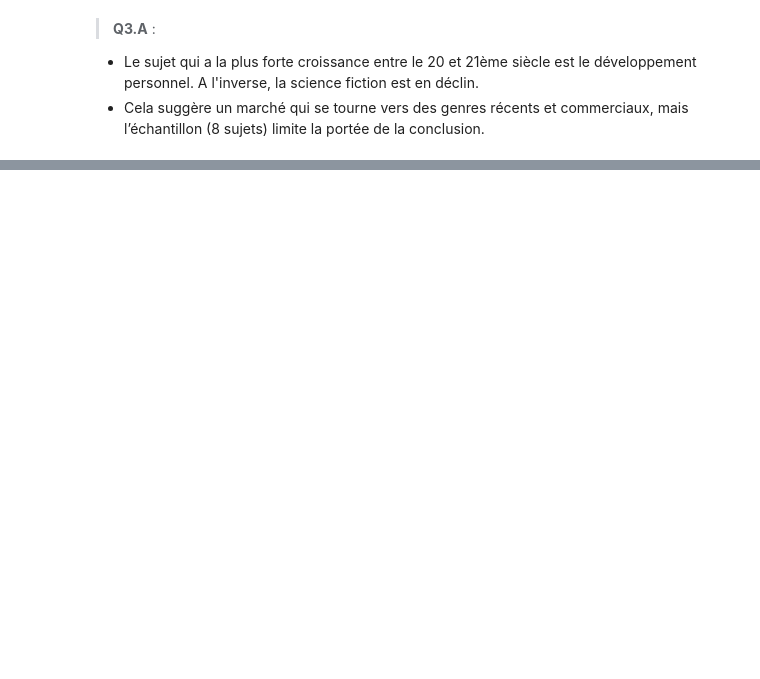
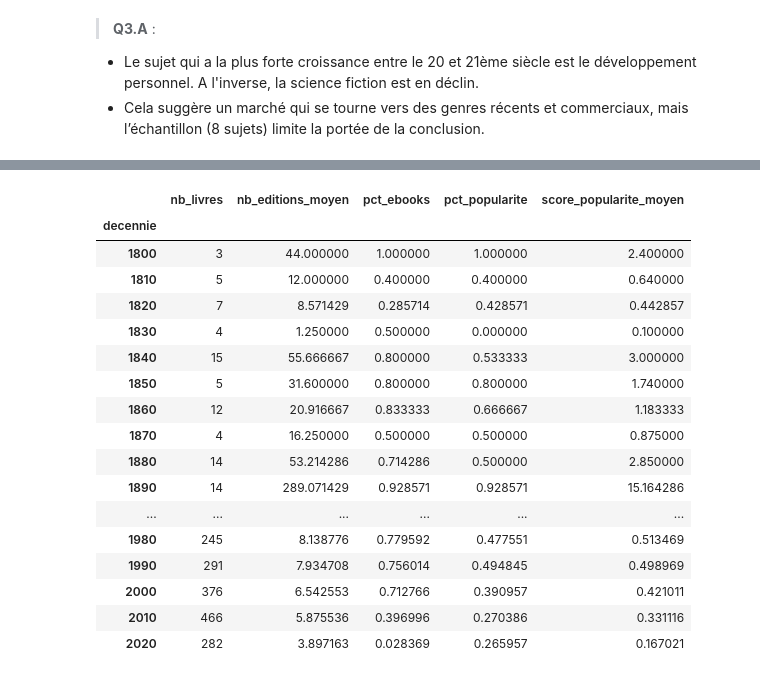
Before and after one commit to smarjane/TP-livres-data, a Jupyter notebook: TP_Livre.ipynb, the cells around one changed output, grey strips where cells are left out. Cells and saved outputs as stored; diff of their text form; code cells hidden in the pictures; blank space fills up the shorter version.

```diff
--- a/TP_Livre.ipynb
+++ b/TP_Livre.ipynb
@@ -729,0 +788,29 @@ pivot_df_nettoyage.sort_values(by='taux_croissance', ascending=False)
+# %%
+df_decennies = df_nettoyage.groupby('decennie').agg(
+    nb_livres=('titre', 'count'),
+    nb_editions_moyen=('nb_editions', 'mean'),
+    pct_ebooks=('has_ebook', 'mean'),
+    pct_popularite=('est_populaire', 'mean'),
+    score_popularite_moyen=('score_popularite', 'mean')
+
+)
+df_decennies
+# %% [output]
+|  | nb_livres | nb_editions_moyen | pct_ebooks | pct_popularite | score_popularite_moyen |
+| decennie |  |  |  |  |  |
+| 1800 | 3 | 44.000000 | 1.000000 | 1.000000 | 2.400000 |
+| 1810 | 5 | 12.000000 | 0.400000 | 0.400000 | 0.640000 |
+| 1820 | 7 | 8.571429 | 0.285714 | 0.428571 | 0.442857 |
+| 1830 | 4 | 1.250000 | 0.500000 | 0.000000 | 0.100000 |
+| 1840 | 15 | 55.666667 | 0.800000 | 0.533333 | 3.000000 |
+| 1850 | 5 | 31.600000 | 0.800000 | 0.800000 | 1.740000 |
+| 1860 | 12 | 20.916667 | 0.833333 | 0.666667 | 1.183333 |
+| 1870 | 4 | 16.250000 | 0.500000 | 0.500000 | 0.875000 |
+| 1880 | 14 | 53.214286 | 0.714286 | 0.500000 | 2.850000 |
+| 1890 | 14 | 289.071429 | 0.928571 | 0.928571 | 15.164286 |
+| ... | ... | ... | ... | ... | ... |
+| 1980 | 245 | 8.138776 | 0.779592 | 0.477551 | 0.513469 |
+| 1990 | 291 | 7.934708 | 0.756014 | 0.494845 | 0.498969 |
+| 2000 | 376 | 6.542553 | 0.712766 | 0.390957 | 0.421011 |
+| 2010 | 466 | 5.875536 | 0.396996 | 0.270386 | 0.331116 |
+| 2020 | 282 | 3.897163 | 0.028369 | 0.265957 | 0.167021 |
```
Also changed, not shown: parts of 10 cells of this notebook.
